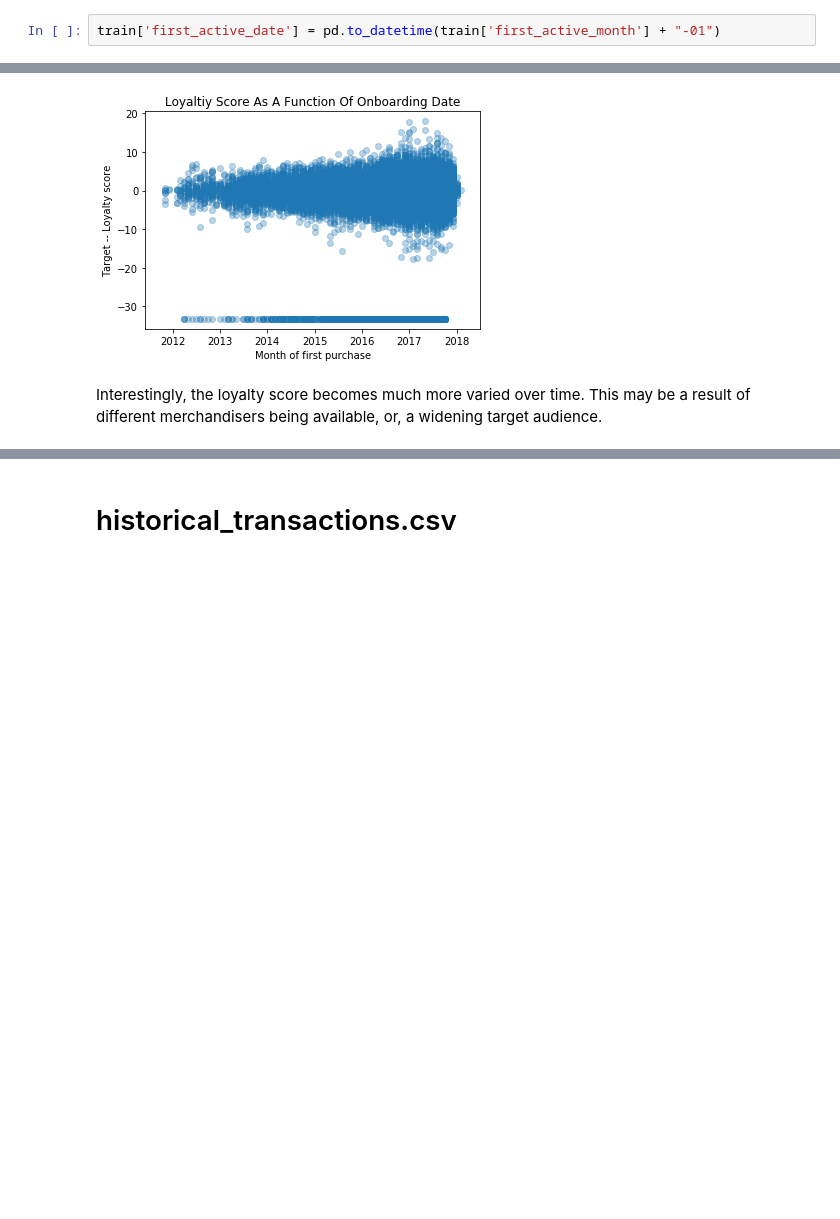
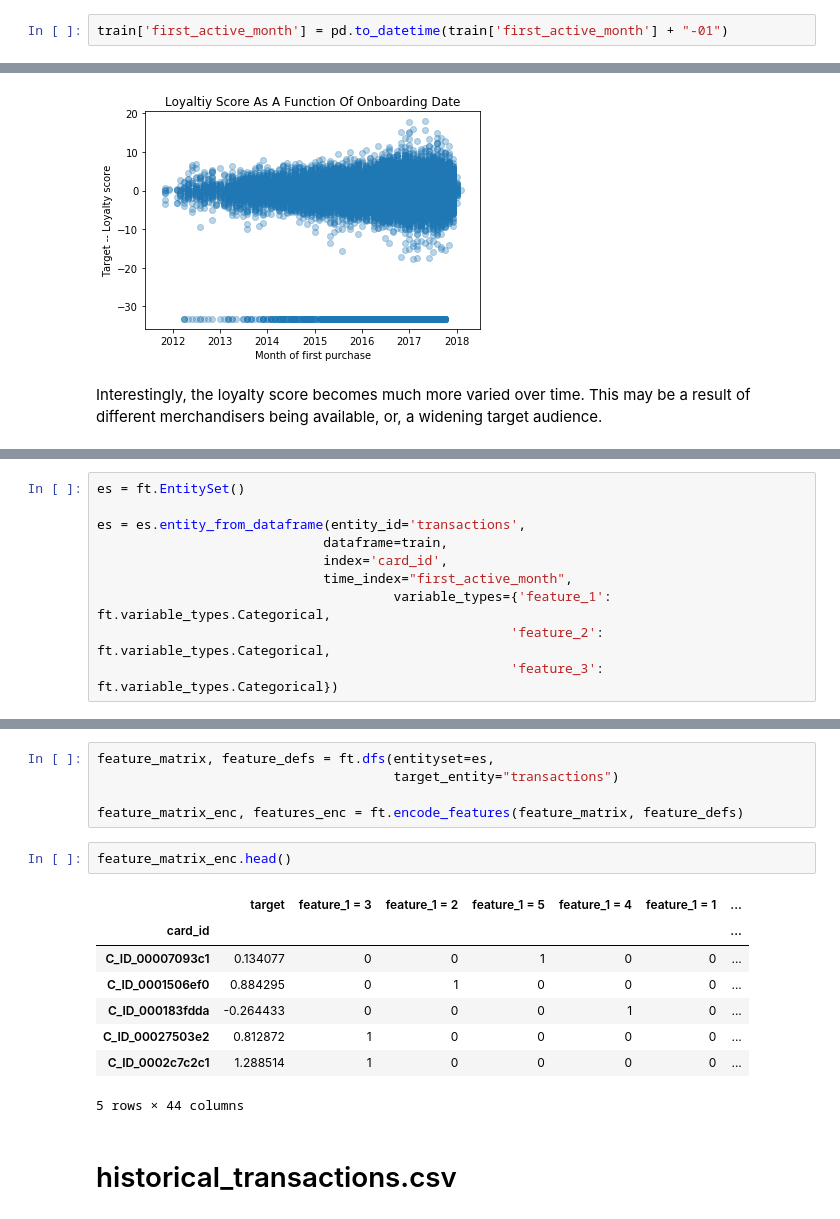
Before and after one commit to KennedyMurphy/elomerchant, a Jupyter notebook: notebooks/data-exploration.ipynb, the cells around one changed output, grey strips where cells are left out. Cells and saved outputs as stored; diff of their text form; blank space fills up the shorter version.

Commit message:
Added testing for featuretools in data-exploration notebook

```diff
--- a/notebooks/data-exploration.ipynb
+++ b/notebooks/data-exploration.ipynb
@@ -12,5 +13,5 @@ train.shape
 # %% [output]
 (201917, 6)
 # %%
-train['first_active_date'] = pd.to_datetime(train['first_active_month'] + "-01")
+train['first_active_month'] = pd.to_datetime(train['first_active_month'] + "-01")
 # %%
@@ -82,0 +90,10 @@ gc.collect()
+# %%
+es = ft.EntitySet()
+
+es = es.entity_from_dataframe(entity_id='transactions',
+                             dataframe=train,
+                             index='card_id',
+                             time_index="first_active_month",
+                                      variable_types={'feature_1': ft.variable_types.Categorical,
+                                                     'feature_2': ft.variable_types.Categorical,
+                                                     'feature_3': ft.variable_types.Categorical})
@@ -83,3 +117,19 @@ gc.collect()
+# %%
+feature_matrix, feature_defs = ft.dfs(entityset=es,
+                                      target_entity="transactions")
+
+feature_matrix_enc, features_enc = ft.encode_features(feature_matrix, feature_defs)
+# %%
+feature_matrix_enc.head()
+# %% [output]
+|  | target | feature_1 = 3 | feature_1 = 2 | feature_1 = 5 | feature_1 = 4 | feature_1 = 1 | ... |
+| card_id |  |  |  |  |  |  | ... |
+| C_ID_00007093c1 | 0.134077 | 0 | 0 | 1 | 0 | 0 | ... |
+| C_ID_0001506ef0 | 0.884295 | 0 | 1 | 0 | 0 | 0 | ... |
+| C_ID_000183fdda | -0.264433 | 0 | 0 | 0 | 1 | 0 | ... |
+| C_ID_00027503e2 | 0.812872 | 1 | 0 | 0 | 0 | 0 | ... |
+| C_ID_0002c7c2c1 | 1.288514 | 1 | 0 | 0 | 0 | 0 | ... |
+5 rows × 44 columns
 # %% [markdown]
 # historical_transactions.csv
 # %%
```
Also changed, not shown: parts of 8 cells of this notebook.
